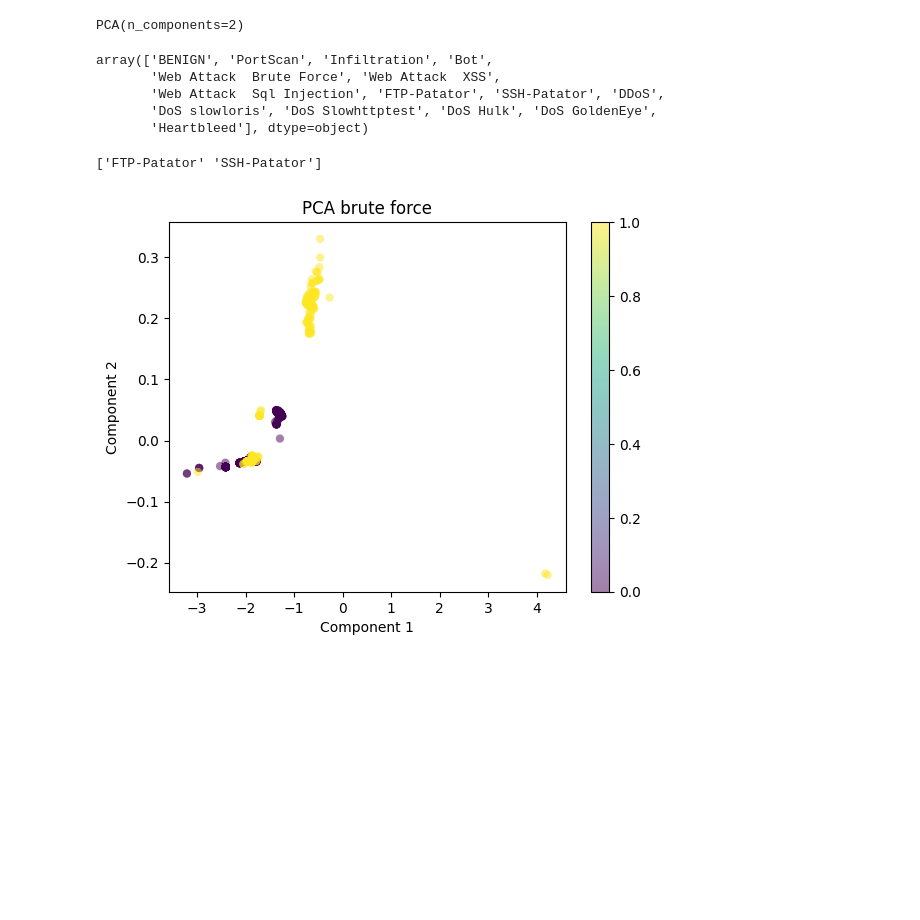
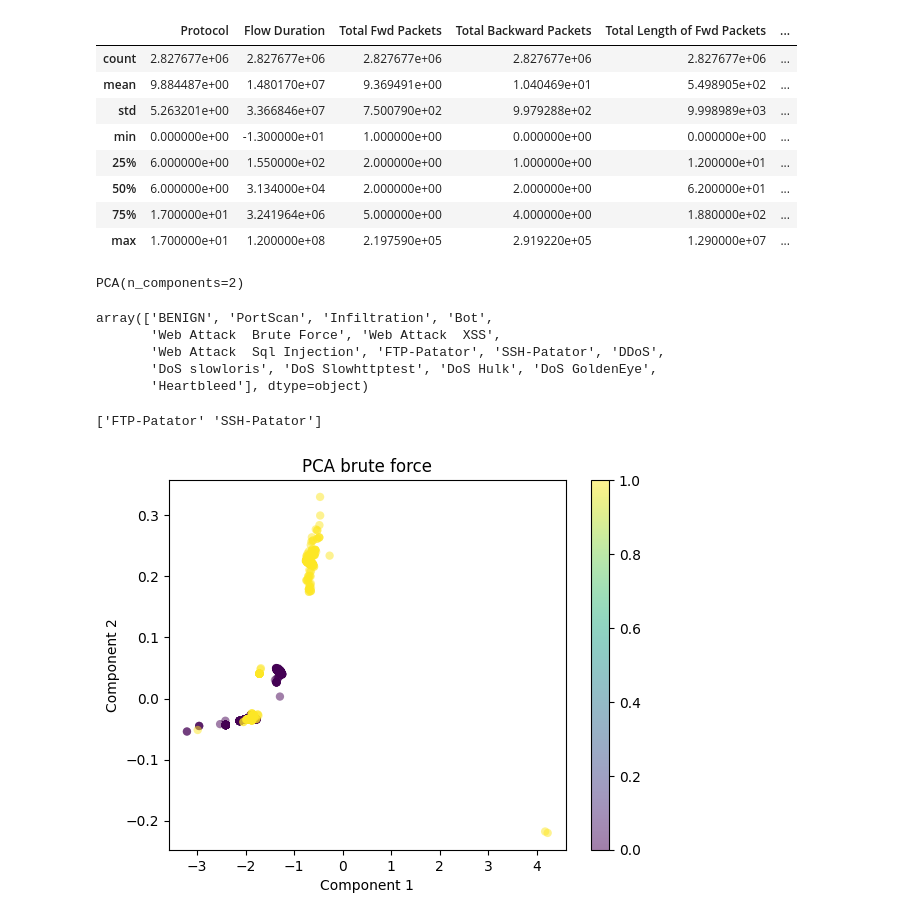
Before and after one commit to ludotosk/tesi, a Jupyter notebook: cicids/analyzing.ipynb, the cells around one changed output. Cells and saved outputs as stored; diff of their text form; code cells hidden in the pictures; blank space fills up the shorter version.

```diff
--- a/cicids/analyzing.ipynb
+++ b/cicids/analyzing.ipynb
@@ -13,5 +15,16 @@ pd.set_option('display.max_columns', None)
 # %%
 ds = pd.read_parquet("../datasets/CICIDS-2017.parquet")
+ds.describe()
+# %% [output]
+|  | Protocol | Flow Duration | Total Fwd Packets | Total Backward Packets | Total Length of Fwd Packets | ... |
+| count | 2.827677e+06 | 2.827677e+06 | 2.827677e+06 | 2.827677e+06 | 2.827677e+06 | ... |
+| mean | 9.884487e+00 | 1.480170e+07 | 9.369491e+00 | 1.040469e+01 | 5.498905e+02 | ... |
+| std | 5.263201e+00 | 3.366846e+07 | 7.500790e+02 | 9.979288e+02 | 9.998989e+03 | ... |
+| min | 0.000000e+00 | -1.300000e+01 | 1.000000e+00 | 0.000000e+00 | 0.000000e+00 | ... |
+| 25% | 6.000000e+00 | 1.550000e+02 | 2.000000e+00 | 1.000000e+00 | 1.200000e+01 | ... |
+| 50% | 6.000000e+00 | 3.134000e+04 | 2.000000e+00 | 2.000000e+00 | 6.200000e+01 | ... |
+| 75% | 1.700000e+01 | 3.241964e+06 | 5.000000e+00 | 4.000000e+00 | 1.880000e+02 | ... |
+| max | 1.700000e+01 | 1.200000e+08 | 2.197590e+05 | 2.919220e+05 | 1.290000e+07 | ... |
 # %%
 scaler = StandardScaler()
 scaled_ds = scaler.fit_transform(ds.select_dtypes(include=np.number))
```
Also changed, not shown: parts of 1 cell of this notebook, 2 other files.
